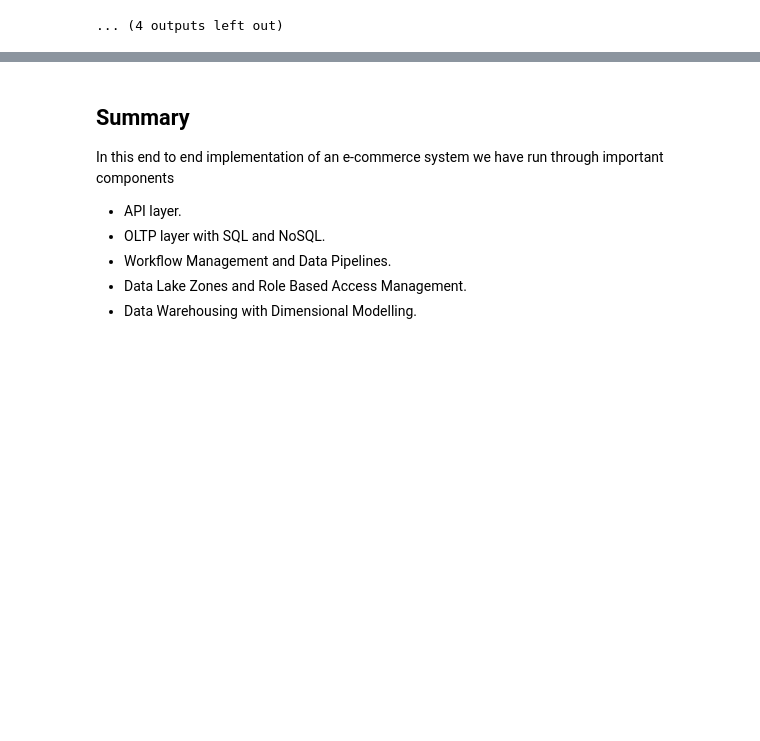
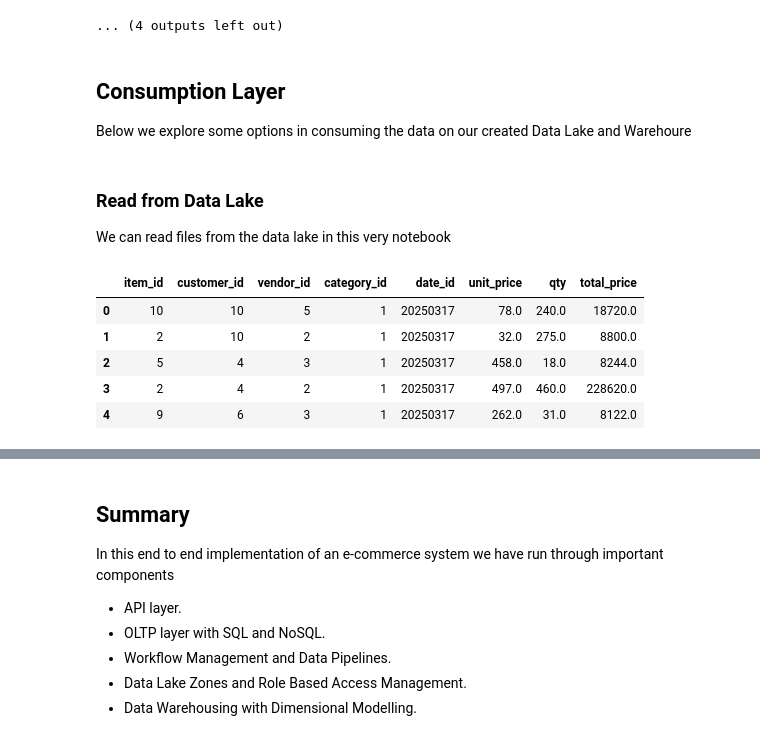
Before and after one commit to vsitucal-personal/msds_deds_final_project, a Jupyter notebook: src/jupyterlab/notebooks/LT3_FINAL_PROJECT_REPORT.ipynb, the cells around one changed output, grey strips where cells are left out. Drawn from its saved outputs; the diff is of its cells as text; code cells hidden in the pictures; blank space fills up the shorter version.

```diff
--- a/src/jupyterlab/notebooks/LT3_FINAL_PROJECT_REPORT.ipynb
+++ b/src/jupyterlab/notebooks/LT3_FINAL_PROJECT_REPORT.ipynb
@@ -475,3 +477,18 @@ vendor
 | 13 | 4 | Davis, Manning and Velasquez | PA | 2025-03-17 02:02:51.367760 |
 | 14 | 5 | Coleman Group | DZ | 2025-03-17 02:02:51.375906 |
 ... (4 outputs left out)
+# %% [markdown]
+## Consumption Layer
+Below we explore some options in consuming the data on our created Data Lake and Warehoure
+# %% [markdown]
+### Read from Data Lake
+We can read files from the data lake in this very notebook
+# %%
+pd.read_csv("s3://mercado-ecommerce/raw/sales/20250317/sales.csv").head()
+# %% [output]
+|  | item_id | customer_id | vendor_id | category_id | date_id | unit_price | qty | total_price |
+| 0 | 10 | 10 | 5 | 1 | 20250317 | 78.0 | 240.0 | 18720.0 |
+| 1 | 2 | 10 | 2 | 1 | 20250317 | 32.0 | 275.0 | 8800.0 |
+| 2 | 5 | 4 | 3 | 1 | 20250317 | 458.0 | 18.0 | 8244.0 |
+| 3 | 2 | 4 | 2 | 1 | 20250317 | 497.0 | 460.0 | 228620.0 |
+| 4 | 9 | 6 | 3 | 1 | 20250317 | 262.0 | 31.0 | 8122.0 |
```
Also changed, not shown: parts of 3 cells of this notebook, 2 other files.
